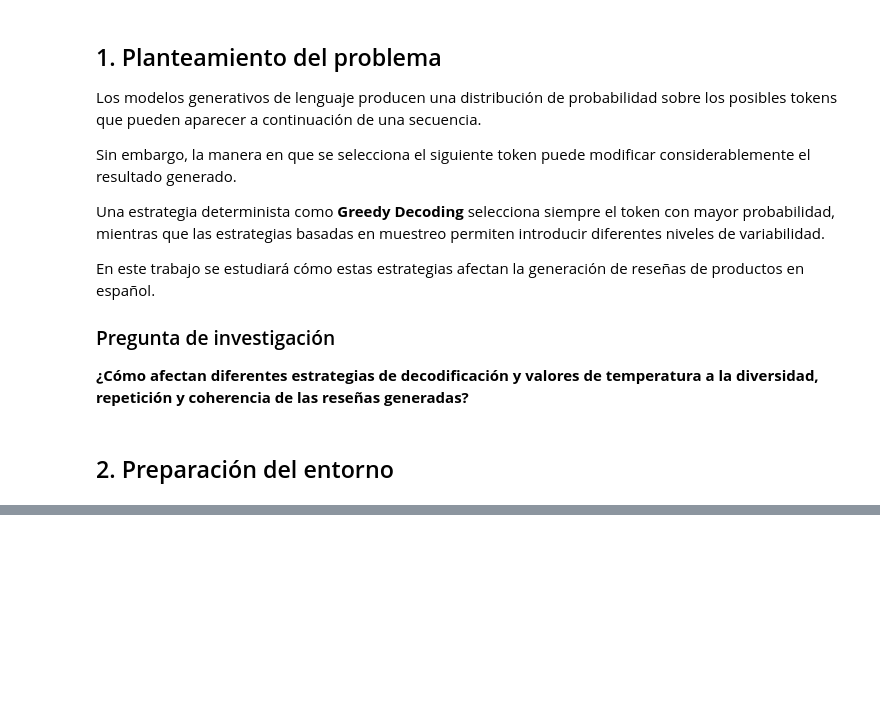
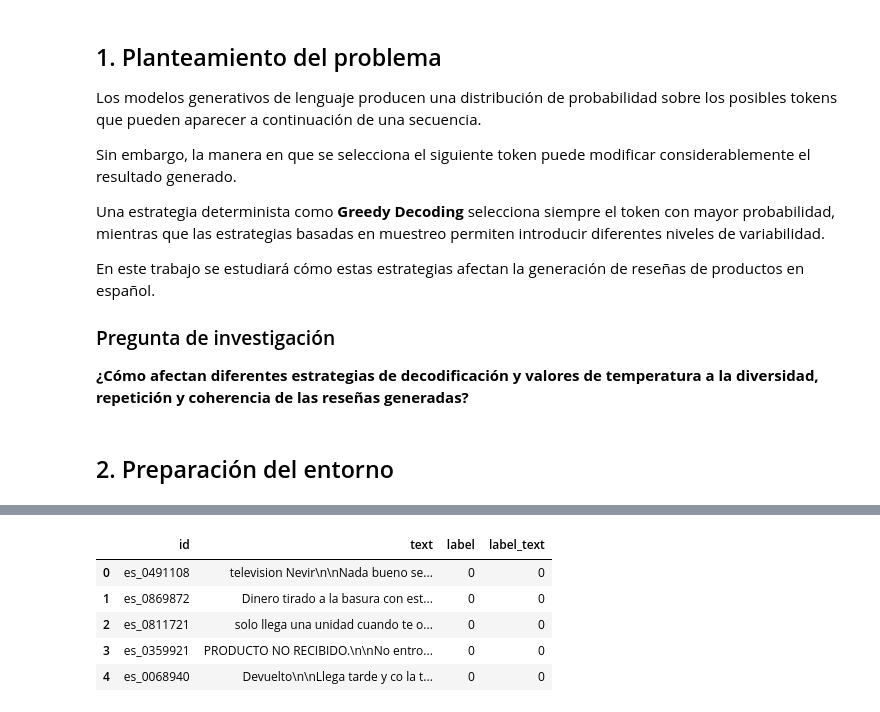
Before and after one commit to Sandrajol/NLP_Tarea_04, a Jupyter notebook: mini_proyecto_generacion_texto_ipynb.ipynb, the cells around one changed output, grey strips where cells are left out. Cells and saved outputs as stored; diff of their text form; code cells hidden in the pictures; blank space fills up the shorter version.

```diff
--- a/mini_proyecto_generacion_texto_ipynb.ipynb
+++ b/mini_proyecto_generacion_texto_ipynb.ipynb
@@ -37,0 +134,12 @@ temperatura a la diversidad, repetición y coherencia de las reseñas generadas?
+# %%
+# Convertimos el conjunto de entrenamiento a DataFrame
+df_train = raw["train"].to_pandas()
+
+df_train.head()
+# %% [output]
+|  | id | text | label | label_text |
+| 0 | es_0491108 | television Nevir\n\nNada bueno se... | 0 | 0 |
+| 1 | es_0869872 | Dinero tirado a la basura con est... | 0 | 0 |
+| 2 | es_0811721 | solo llega una unidad cuando te o... | 0 | 0 |
+| 3 | es_0359921 | PRODUCTO NO RECIBIDO.\n\nNo entro... | 0 | 0 |
+| 4 | es_0068940 | Devuelto\n\nLlega tarde y co la t... | 0 | 0 |
```
Also changed, not shown: parts of 47 cells of this notebook.
